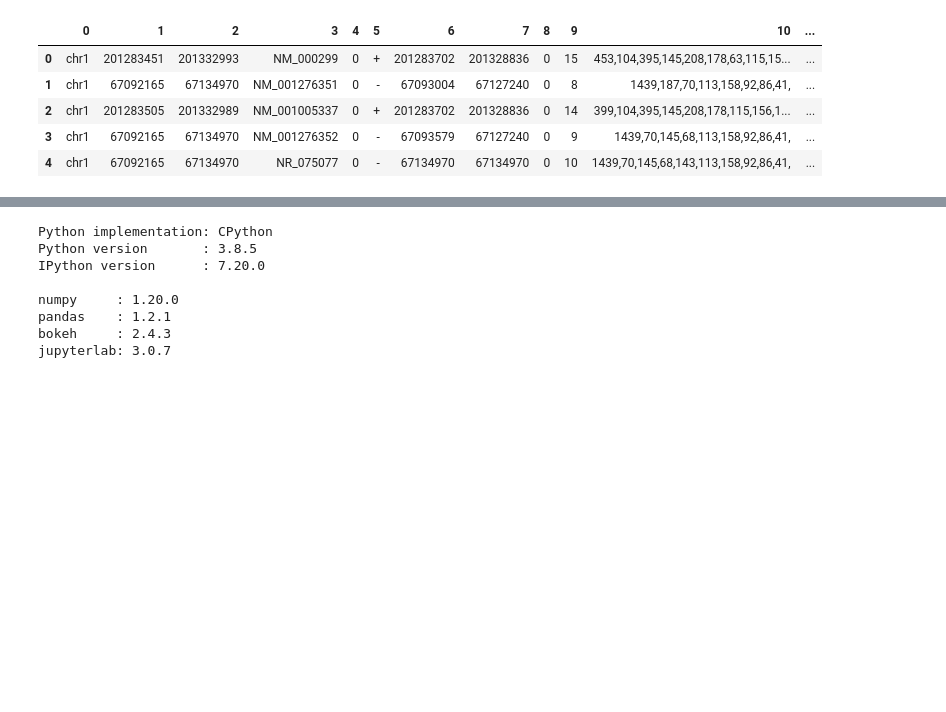
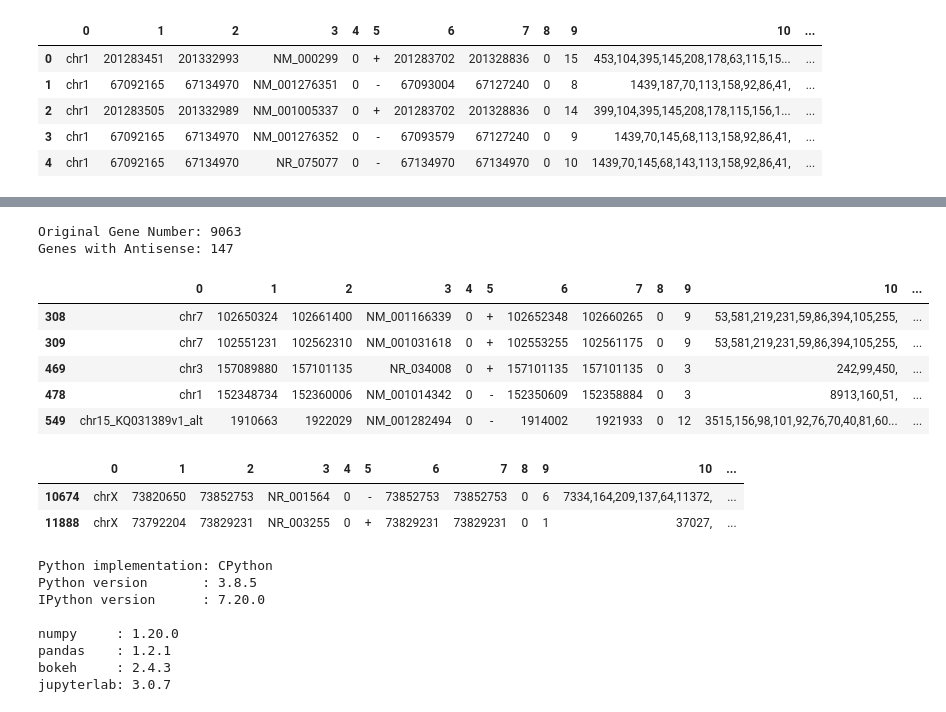
Before and after one commit to dhonson-lncrna/bedfilter, a Jupyter notebook: Example Use.ipynb, the cells around one changed output, grey strips where cells are left out. Cells and saved outputs as stored; diff of their text form; code cells hidden in the pictures; blank space fills up the shorter version.

Commit message:
Added antisense filtering

```diff
--- a/Example Use.ipynb
+++ b/Example Use.ipynb
@@ -80,6 +79,31 @@ After TSS-TES Filter: 9427
 After TES-TES Filter: 9063
 [interactive output not drawn]
 [interactive output not drawn]
+# %%
+noas = bf.remove_antisense(hg38,
+                     chrom=0,
+                     start=1,
+                     end=2,
+                     strand=5,
+                     geneid=3,
+                     return_as = True)
+noas.head()
+# %% [output]
+Original Gene Number: 9063
+Genes with Antisense: 147
+|  | 0 | 1 | 2 | 3 | 4 | 5 | 6 | 7 | 8 | 9 | 10 | ... |
+| 308 | chr7 | 102650324 | 102661400 | NM_001166339 | 0 | + | 102652348 | 102660265 | 0 | 9 | 53,581,219,231,59,86,394,105,255, | ... |
+| 309 | chr7 | 102551231 | 102562310 | NM_001031618 | 0 | + | 102553255 | 102561175 | 0 | 9 | 53,581,219,231,59,86,394,105,255, | ... |
+| 469 | chr3 | 157089880 | 157101135 | NR_034008 | 0 | + | 157101135 | 157101135 | 0 | 3 | 242,99,450, | ... |
+| 478 | chr1 | 152348734 | 152360006 | NM_001014342 | 0 | - | 152350609 | 152358884 | 0 | 3 | 8913,160,51, | ... |
+| 549 | chr15_KQ031389v1_alt | 1910663 | 1922029 | NM_001282494 | 0 | - | 1914002 | 1921933 | 0 | 12 | 3515,156,98,101,92,76,70,40,81,60... | ... |
+# %%
+# Identifies Tsix and Xist
+noas[noas[0]=='chrX']
+# %% [output]
+|  | 0 | 1 | 2 | 3 | 4 | 5 | 6 | 7 | 8 | 9 | 10 | ... |
+| 10674 | chrX | 73820650 | 73852753 | NR_001564 | 0 | - | 73852753 | 73852753 | 0 | 6 | 7334,164,209,137,64,11372, | ... |
+| 11888 | chrX | 73792204 | 73829231 | NR_003255 | 0 | + | 73829231 | 73829231 | 0 | 1 | 37027, | ... |
 # %%
 # Computing environment
 %load_ext watermark
```
Also changed, not shown: parts of 1 cell of this notebook, 1 other file.
